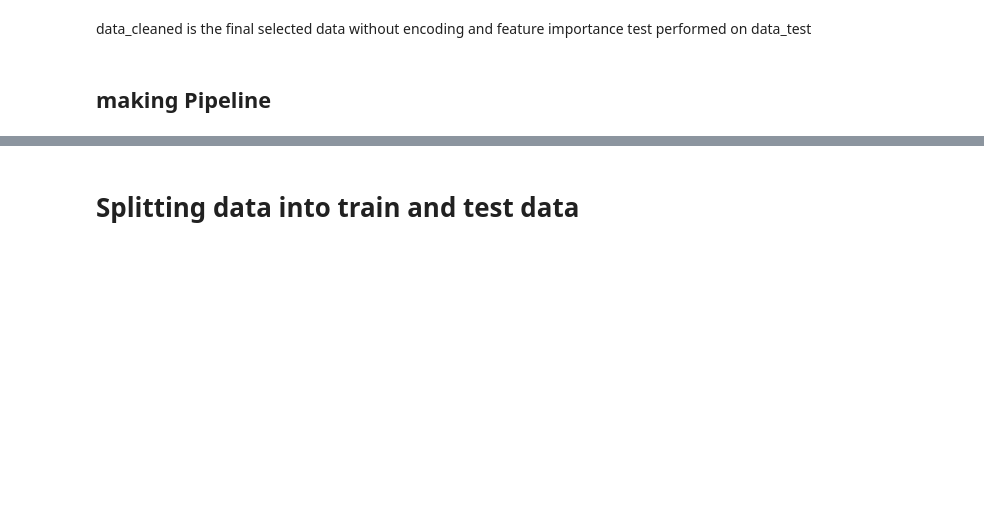
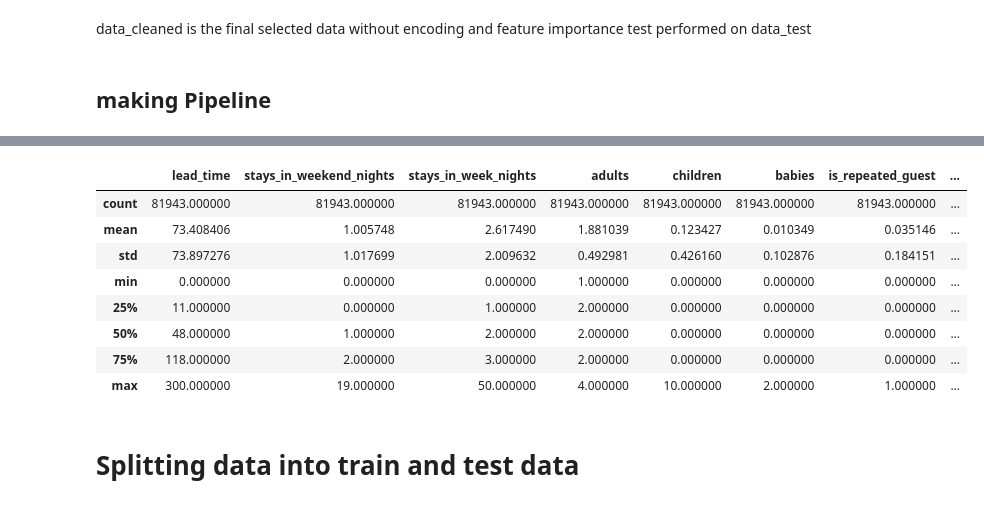
Before and after one commit to code-with-ayyan/Practice-Projects, a Jupyter notebook: Hotel-Booking-Cancellation-Prediction/main.ipynb, the cells around one changed output, grey strips where cells are left out. Drawn from its saved outputs; the diff is of its cells as text; code cells hidden in the pictures; blank space fills up the shorter version.

```diff
--- a/Hotel-Booking-Cancellation-Prediction/main.ipynb
+++ b/Hotel-Booking-Cancellation-Prediction/main.ipynb
@@ -15,7 +15,7 @@ sns.set_palette('Set2')
 sns.set_style("whitegrid")
 sns.set_context("talk")
 # %%
-data = pd.read_csv('/content/hotel_bookings.csv')
+data = pd.read_csv('hotel_bookings.csv')
 
 data.head()
 # %% [output]
@@ -661,3 +656,5 @@ data_cleaned is the final selected data without encoding and feature importance
 # %%
 X = data_cleaned.drop(columns = ['is_canceled'])
 y = data_cleaned['is_canceled']
+# %%
+X.columns = X.columns.str.replace(' ','_')
@@ -664,3 +671,15 @@ y = data_cleaned['is_canceled']
+# %%
+X.describe()
+# %% [output]
+|  | lead_time | stays_in_weekend_nights | stays_in_week_nights | adults | children | babies | is_repeated_guest | ... |
+| count | 81943.000000 | 81943.000000 | 81943.000000 | 81943.000000 | 81943.000000 | 81943.000000 | 81943.000000 | ... |
+| mean | 73.408406 | 1.005748 | 2.617490 | 1.881039 | 0.123427 | 0.010349 | 0.035146 | ... |
+| std | 73.897276 | 1.017699 | 2.009632 | 0.492981 | 0.426160 | 0.102876 | 0.184151 | ... |
+| min | 0.000000 | 0.000000 | 0.000000 | 1.000000 | 0.000000 | 0.000000 | 0.000000 | ... |
+| 25% | 11.000000 | 0.000000 | 1.000000 | 2.000000 | 0.000000 | 0.000000 | 0.000000 | ... |
+| 50% | 48.000000 | 1.000000 | 2.000000 | 2.000000 | 0.000000 | 0.000000 | 0.000000 | ... |
+| 75% | 118.000000 | 2.000000 | 3.000000 | 2.000000 | 0.000000 | 0.000000 | 0.000000 | ... |
+| max | 300.000000 | 19.000000 | 50.000000 | 4.000000 | 10.000000 | 2.000000 | 1.000000 | ... |
 # %%
 from sklearn.compose import ColumnTransformer
 from sklearn.preprocessing import StandardScaler, OneHotEncoder
```
Also changed, not shown: parts of 18 cells of this notebook, 43 other files.
